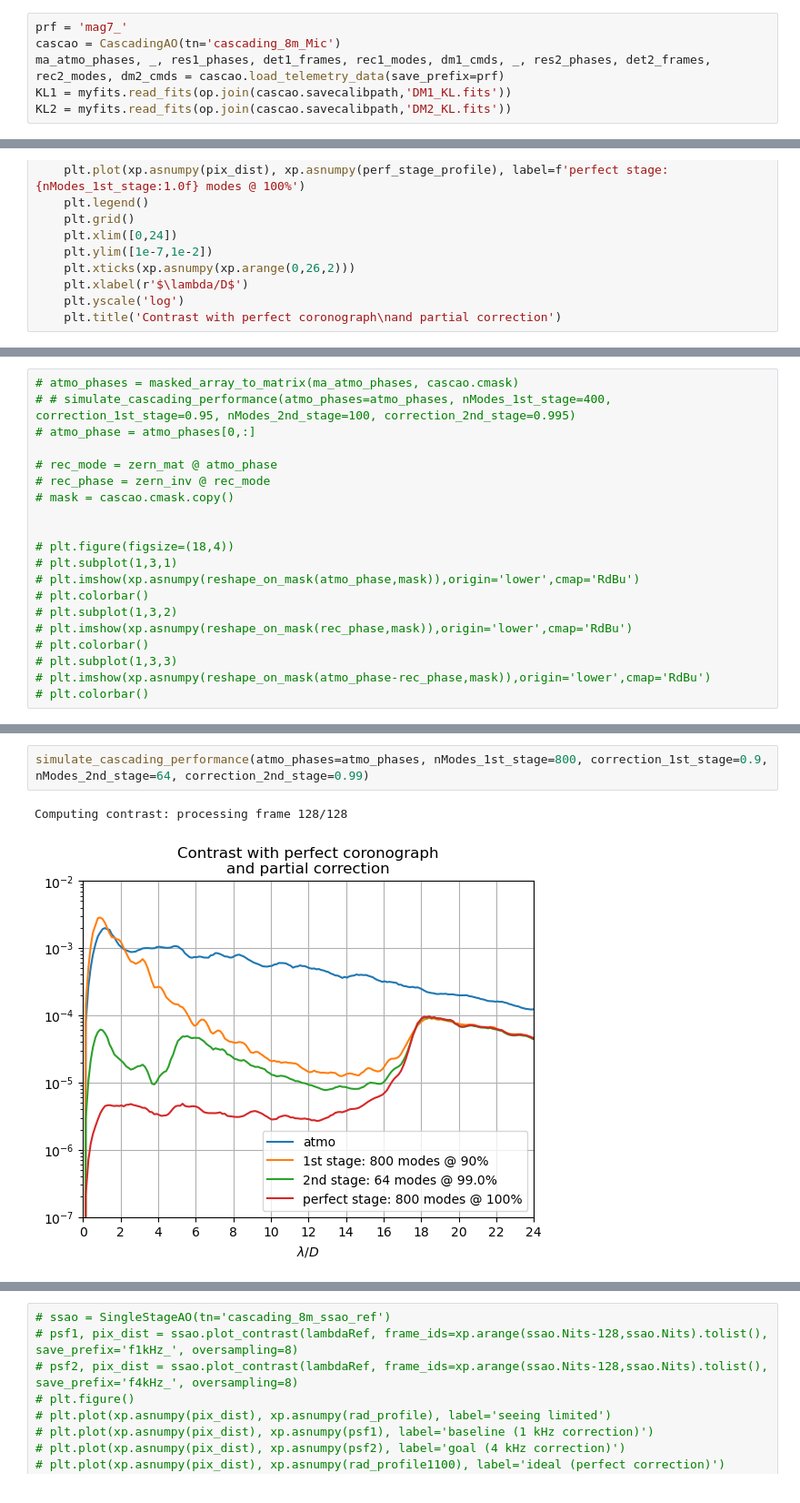
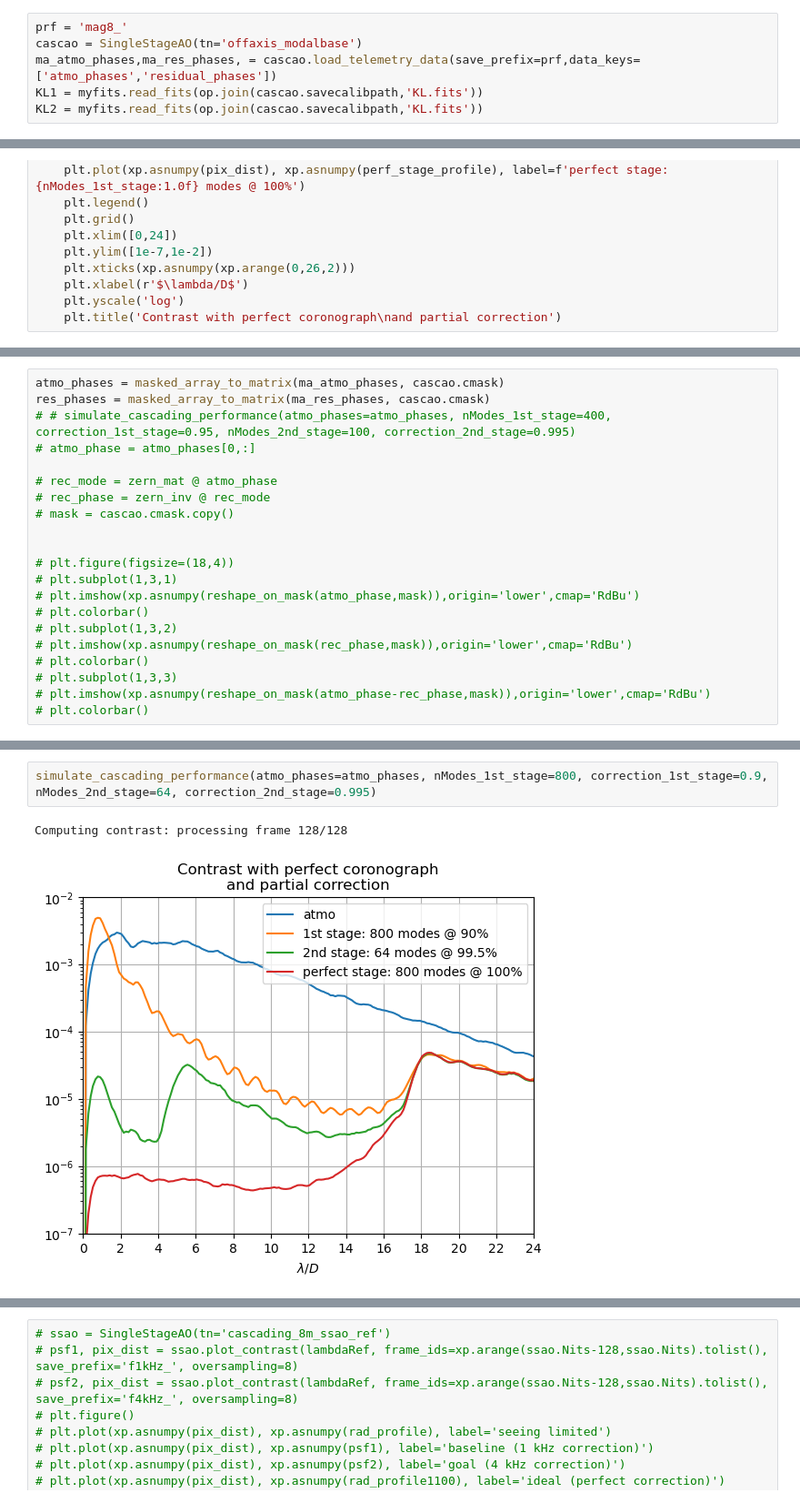
Before and after one commit to ArcetriAdaptiveOptics/ekarus, a Jupyter notebook: ekarus/notebooks/PerfectCoronograph.ipynb, the cells around one changed output, grey strips where cells are left out. Shown at 91% size. Cells and saved outputs as stored; diff of their text form.

```diff
--- a/ekarus/notebooks/PerfectCoronograph.ipynb
+++ b/ekarus/notebooks/PerfectCoronograph.ipynb
@@ -31,9 +31,9 @@ def define_zernike_basis(mask, max_radial_order:int):
 
     return zern_mat
 # %%
-prf = 'mag7_'
-cascao = CascadingAO(tn='cascading_8m_Mic')
-ma_atmo_phases, _, res1_phases, det1_frames, rec1_modes, dm1_cmds, _, res2_phases, det2_frames, rec2_modes, dm2_cmds = cascao.load_telemetry_data(save_prefix=prf)
-KL1 = myfits.read_fits(op.join(cascao.savecalibpath,'DM1_KL.fits'))
-KL2 = myfits.read_fits(op.join(cascao.savecalibpath,'DM2_KL.fits'))
+prf = 'mag8_'
+cascao = SingleStageAO(tn='offaxis_modalbase')
+ma_atmo_phases,ma_res_phases, = cascao.load_telemetry_data(save_prefix=prf,data_keys=['atmo_phases','residual_phases'])
+KL1 = myfits.read_fits(op.join(cascao.savecalibpath,'KL.fits'))
+KL2 = myfits.read_fits(op.join(cascao.savecalibpath,'KL.fits'))
 # %% [output]
@@ -379,5 +140,6 @@ def simulate_cascading_performance(atmo_phases, nModes_1st_stage:int, correction
 # %%
-# atmo_phases = masked_array_to_matrix(ma_atmo_phases, cascao.cmask)
+atmo_phases = masked_array_to_matrix(ma_atmo_phases, cascao.cmask)
+res_phases = masked_array_to_matrix(ma_res_phases, cascao.cmask)
 # # simulate_cascading_performance(atmo_phases=atmo_phases, nModes_1st_stage=400, correction_1st_stage=0.95, nModes_2nd_stage=100, correction_2nd_stage=0.995)
 # atmo_phase = atmo_phases[0,:]
 
@@ -415,8 +166,8 @@ Computing contrast: processing frame 128/128
 # %%
-simulate_cascading_performance(atmo_phases=atmo_phases, nModes_1st_stage=800, correction_1st_stage=0.9, nModes_2nd_stage=64, correction_2nd_stage=0.99)
+simulate_cascading_performance(atmo_phases=atmo_phases, nModes_1st_stage=800, correction_1st_stage=0.9, nModes_2nd_stage=64, correction_2nd_stage=0.995)
 # %% [output]
 Computing contrast: processing frame 128/128
-[figure, old version]
+[figure, new version]
 # %%
 lambdaRef = 750e-9
 N = 128
```
Also changed, not shown: parts of 34 cells of this notebook, 9 other files.
